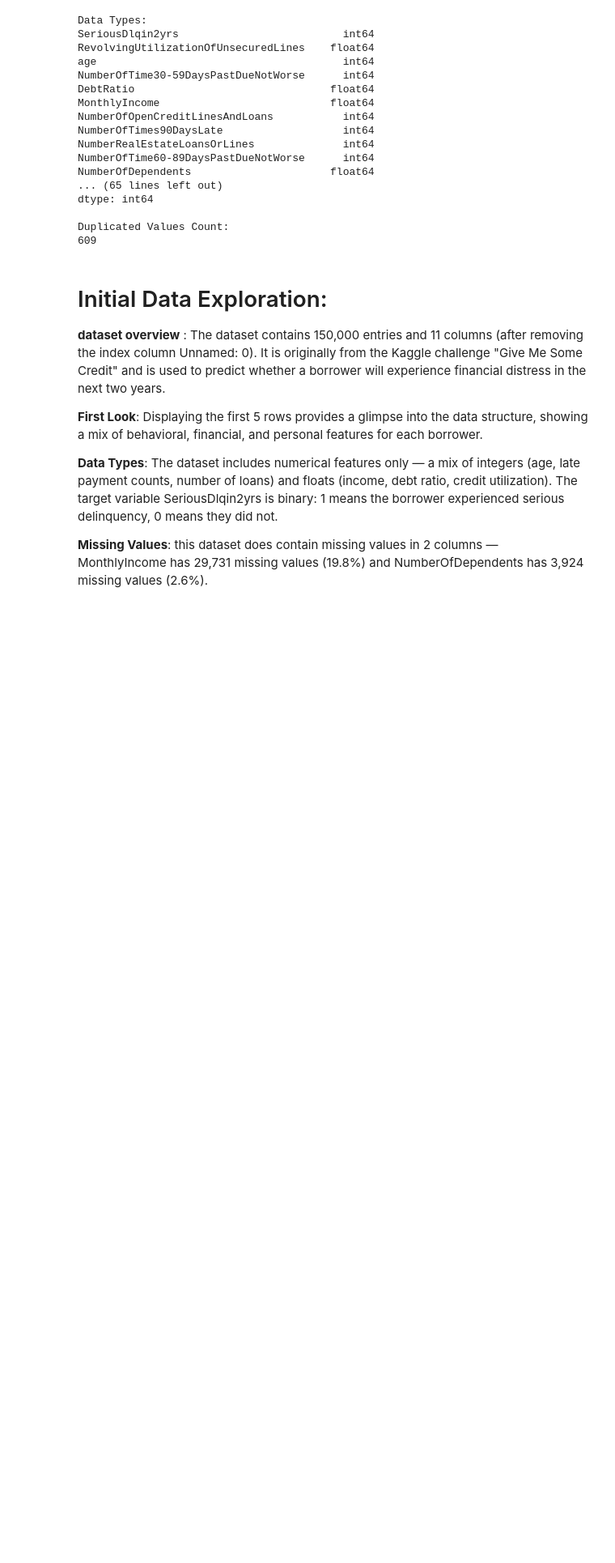
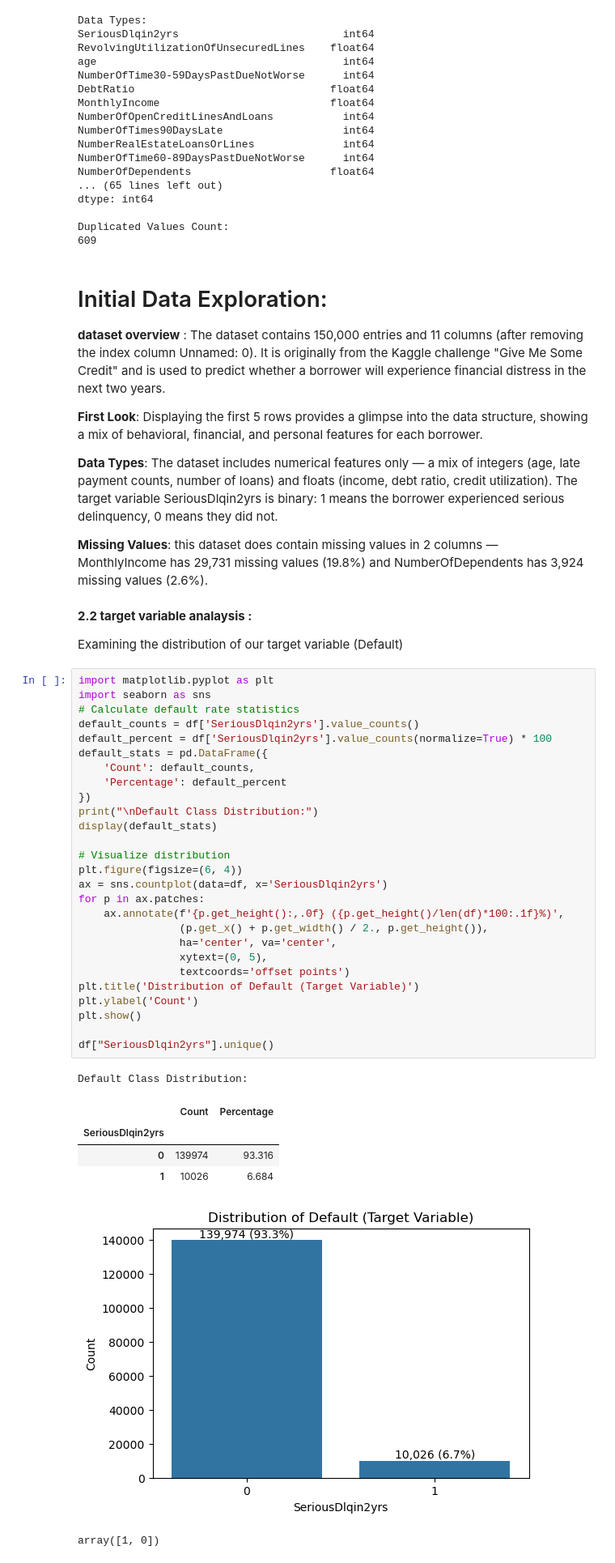
Before and after one commit to emnalakhal/Credit-Default-Prediction, a Jupyter notebook: notebook/01-introduction.ipynb, the cells around one changed output. Shown at 81% size. Saved outputs shown, nothing was run; the diff lists cells and outputs as text; blank space fills up the shorter version.

```diff
--- a/notebook/01-introduction.ipynb
+++ b/notebook/01-introduction.ipynb
@@ -108,3 +108,42 @@ Duplicated Values Count:
 **Data Types**: The dataset includes numerical features only — a mix of integers (age, late payment counts, number of loans) and floats (income, debt ratio, credit utilization). The target variable SeriousDlqin2yrs is binary: 1 means the borrower experienced serious delinquency, 0 means they did not.
 
 **Missing Values**: this dataset does contain missing values in 2 columns — MonthlyIncome has 29,731 missing values (19.8%) and NumberOfDependents has 3,924 missing values (2.6%).
+# %% [markdown]
+**2.2 target variable analaysis :**
+
+Examining the distribution of our target variable (Default)
+# %%
+import matplotlib.pyplot as plt
+import seaborn as sns
+# Calculate default rate statistics
+default_counts = df['SeriousDlqin2yrs'].value_counts()
+default_percent = df['SeriousDlqin2yrs'].value_counts(normalize=True) * 100
+default_stats = pd.DataFrame({
+    'Count': default_counts,
+    'Percentage': default_percent
+})
+print("\nDefault Class Distribution:")
+display(default_stats)
+
+# Visualize distribution
+plt.figure(figsize=(6, 4))
+ax = sns.countplot(data=df, x='SeriousDlqin2yrs')
+for p in ax.patches:
+    ax.annotate(f'{p.get_height():,.0f} ({p.get_height()/len(df)*100:.1f}%)',
+                (p.get_x() + p.get_width() / 2., p.get_height()),
+                ha='center', va='center',
+                xytext=(0, 5),
+                textcoords='offset points')
+plt.title('Distribution of Default (Target Variable)')
+plt.ylabel('Count')
+plt.show()
+
+df["SeriousDlqin2yrs"].unique()
+# %% [output]
+Default Class Distribution:
+|  | Count | Percentage |
+| SeriousDlqin2yrs |  |  |
+| 0 | 139974 | 93.316 |
+| 1 | 10026 | 6.684 |
+[figure, added]
+array([1, 0])
```
Also changed, not shown: parts of 7 cells of this notebook, 5 other files.
